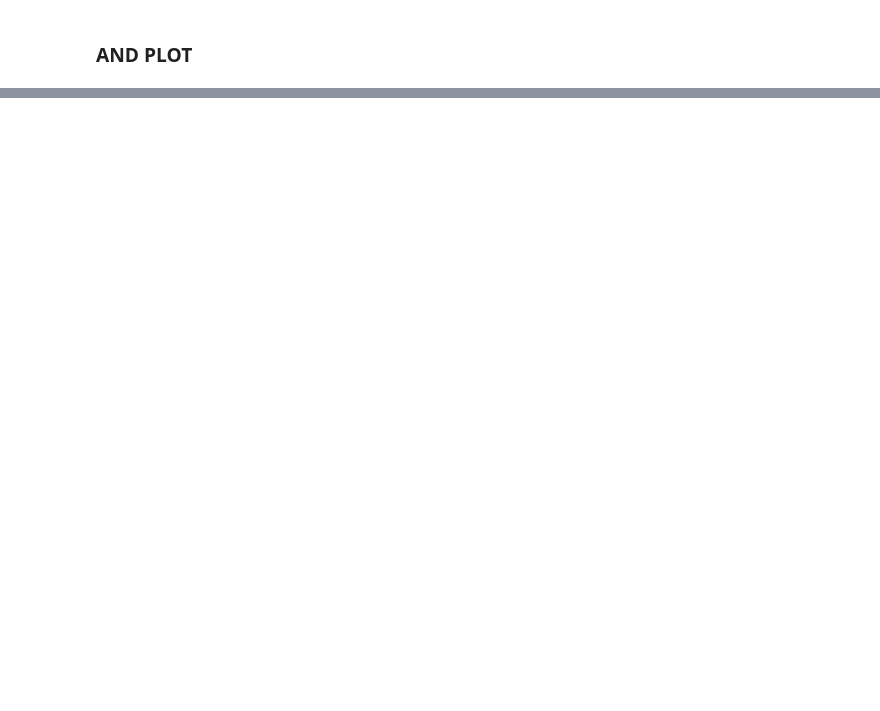
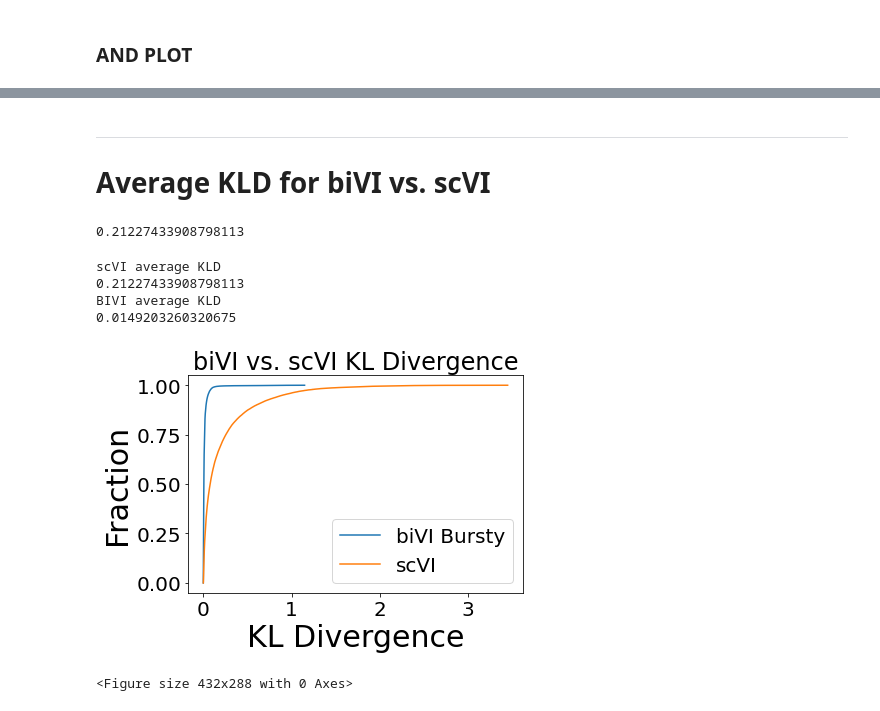
Before and after one commit to pachterlab/CGCCP_2023, a Jupyter notebook: Code/Notebooks/Analysis2_MSE.ipynb, the cells around one changed output, grey strips where cells are left out. Saved outputs shown, nothing was run; the diff lists cells and outputs as text; code cells hidden in the pictures; blank space fills up the shorter version.

```diff
--- a/Code/Notebooks/Analysis2_MSE.ipynb
+++ b/Code/Notebooks/Analysis2_MSE.ipynb
@@ -459,0 +452,48 @@ plt.savefig(f'../../results/{name}_figs/strip_mse_{T}_observed_means.png',bbox_i
+# %% [markdown]
+----------
+# Average KLD for biVI vs. scVI
+# %%
+with open(f'../../results/{name}_figs/kld_dict.pickle', 'rb') as file:
+    kld_dict =
+# %%
+np.mean(kld_dict['Bursty-10-NAS_SHAPE'])
+np.mean(kld_dict['scVI-10-NAS_SHAPE'])
+# %% [output]
+0.21227433908798113
+# %%
+def plot_CDF(array1,array2,label1,label2):
+
+    cdf1 = np.zeros(len(array1))
+    cdf2 = np.zeros(len(array2))
+    array1_sorted = np.sort(array1)
+    array2_sorted = np.sort(array2)
+    for i,value in enumerate(array1_sorted):
+        cdf1[i] = len(array1_sorted[array1_sorted<value])/len(array1_sorted)
+    for i,value in enumerate(array2_sorted):
+        cdf2[i] = len(array2_sorted[array2_sorted<value])/len(array2_sorted)
+
+    plt.plot(array1_sorted,cdf1,label=label1)
+    plt.plot(array2_sorted,cdf2,label=label2)
+    plt.xlabel(f'KL Divergence',fontsize=fs)
+    plt.ylabel('Fraction',fontsize=fs)
+    plt.title('biVI vs. scVI KL Divergence')
+    plt.legend()
+
+    plt.show();
+# %%
+print('scVI average KLD')
+print(np.mean(kld_dict['scVI-10-NAS_SHAPE']))
+print('BIVI average KLD')
+print(np.mean(kld_dict['Bursty-10-NAS_SHAPE']))
+# %% [output]
+scVI average KLD
+0.21227433908798113
+BIVI average KLD
+0.0149203260320675
+# %%
+plot_CDF(kld_dict['Bursty-10-NAS_SHAPE'],kld_dict['scVI-10-NAS_SHAPE'],
+        label1 = 'biVI Bursty',label2 = 'scVI')
+plt.savefig(f'../../results/{name}_figs/KLD_CDF.png',bbox_inches='tight')
+# %% [output]
+[figure, added]
+<Figure size 432x288 with 0 Axes>
```
Also changed, not shown: parts of 16 cells of this notebook, 9 other files.
